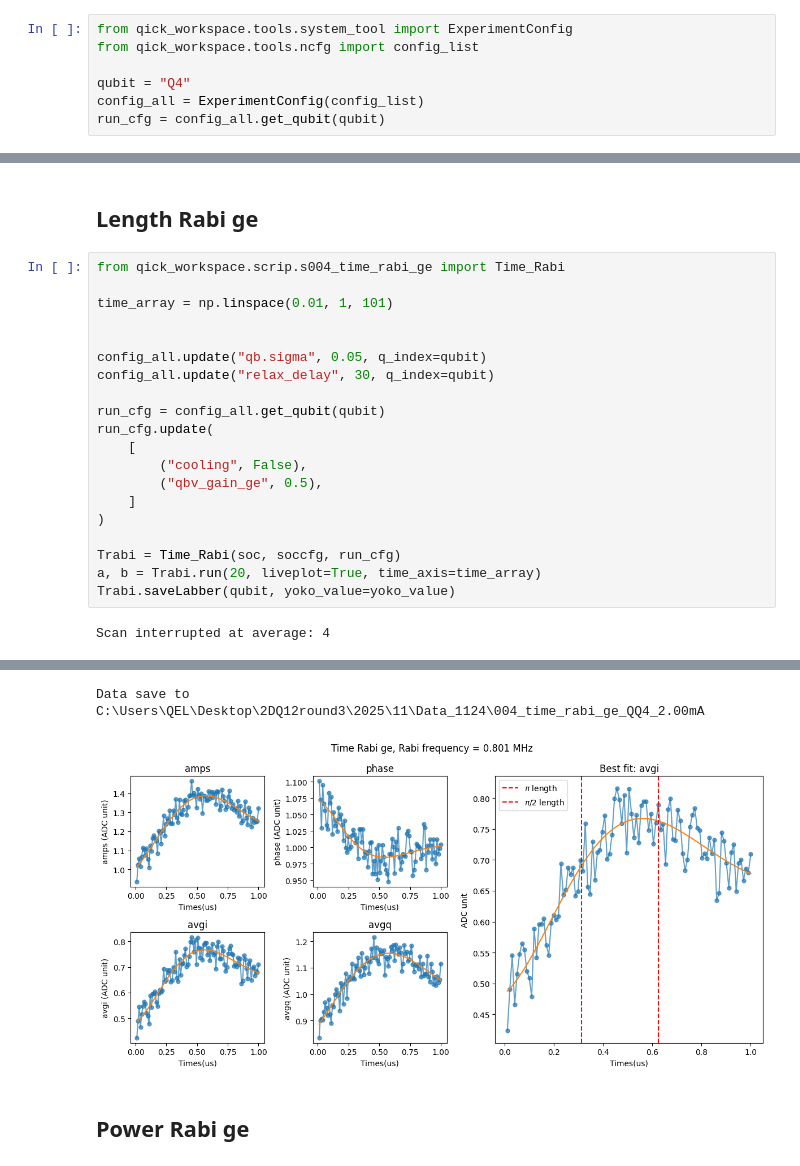
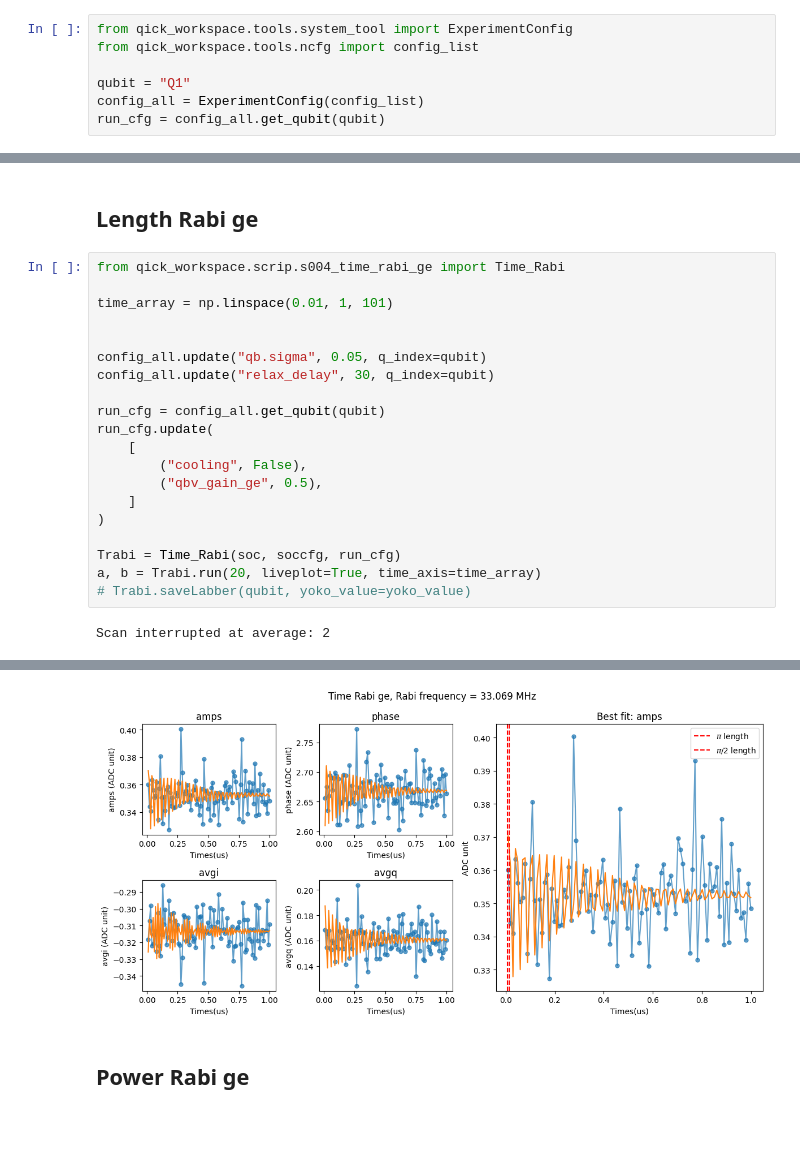
Before and after one commit to JayChien04717/SQD_soc, a Jupyter notebook: single_qubit_calibrate.ipynb, the cells around one changed output, grey strips where cells are left out. Drawn from its saved outputs; the diff is of its cells as text; blank space fills up the shorter version.

```diff
--- a/single_qubit_calibrate.ipynb
+++ b/single_qubit_calibrate.ipynb
@@ -50,7 +50,7 @@ Firmware configuration (built Tue Sep 10 16:13:40 2024):
 from qick_workspace.tools.system_tool import ExperimentConfig
 from qick_workspace.tools.ncfg import config_list
 
-qubit = "Q4"
+qubit = "Q1"
 config_all = ExperimentConfig(config_list)
 run_cfg = config_all.get_qubit(qubit)
 # %% [markdown]
@@ -438,6 +433,6 @@ run_cfg.update(
 
 Trabi = Time_Rabi(soc, soccfg, run_cfg)
 a, b = Trabi.run(20, liveplot=True, time_axis=time_array)
-Trabi.saveLabber(qubit, yoko_value=yoko_value)
+# Trabi.saveLabber(qubit, yoko_value=yoko_value)
 # %% [output]
-Scan interrupted at average: 4
+Scan interrupted at average: 2
@@ -445,5 +439,4 @@ Scan interrupted at average: 4
-Data save to C:\Users\QEL\Desktop\2DQ12round3\2025\11\Data_1124\004_time_rabi_ge_QQ4_2.00mA
-[figure, old version]
+[figure, new version]
 # %% [markdown]
 ## Power Rabi ge
 # %%
```
Also changed, not shown: parts of 11 cells of this notebook, 4 other files.
